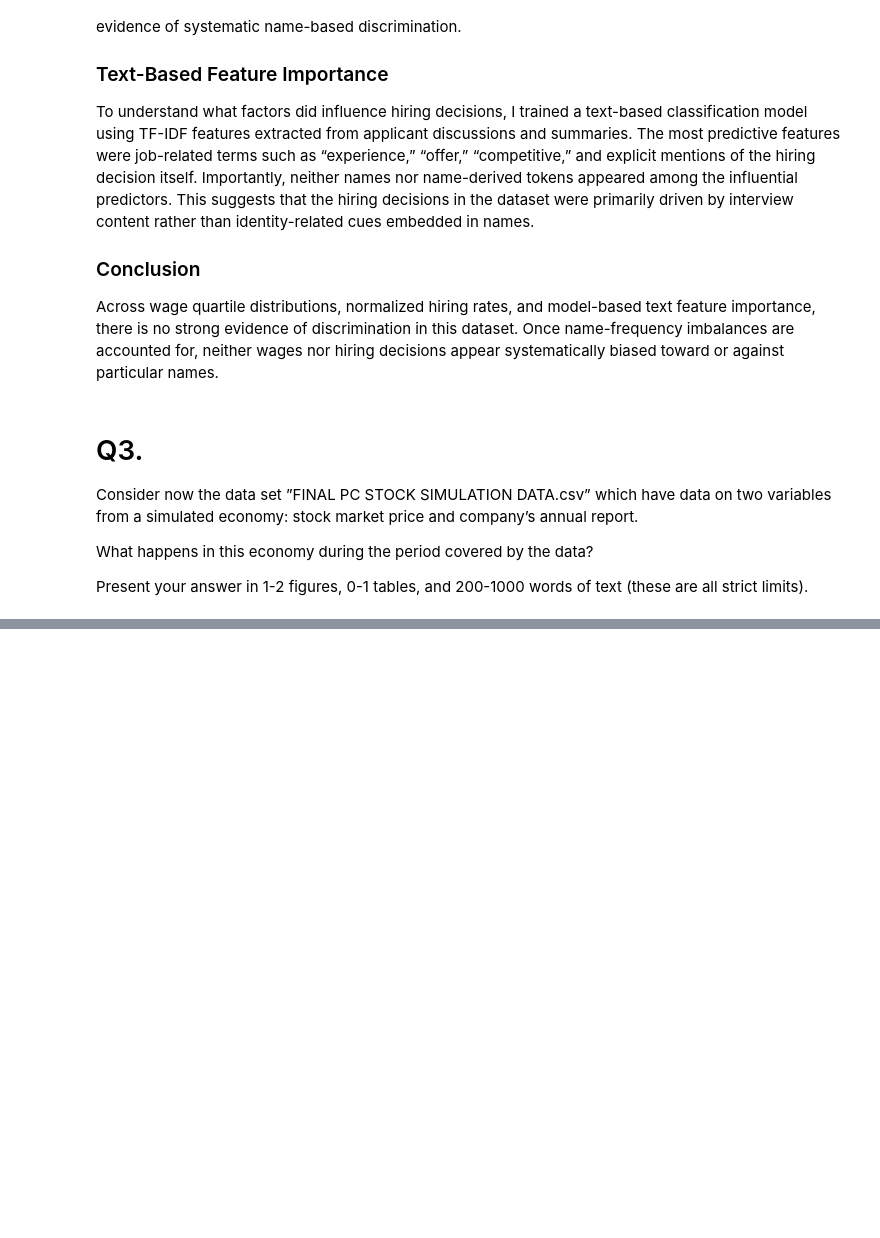
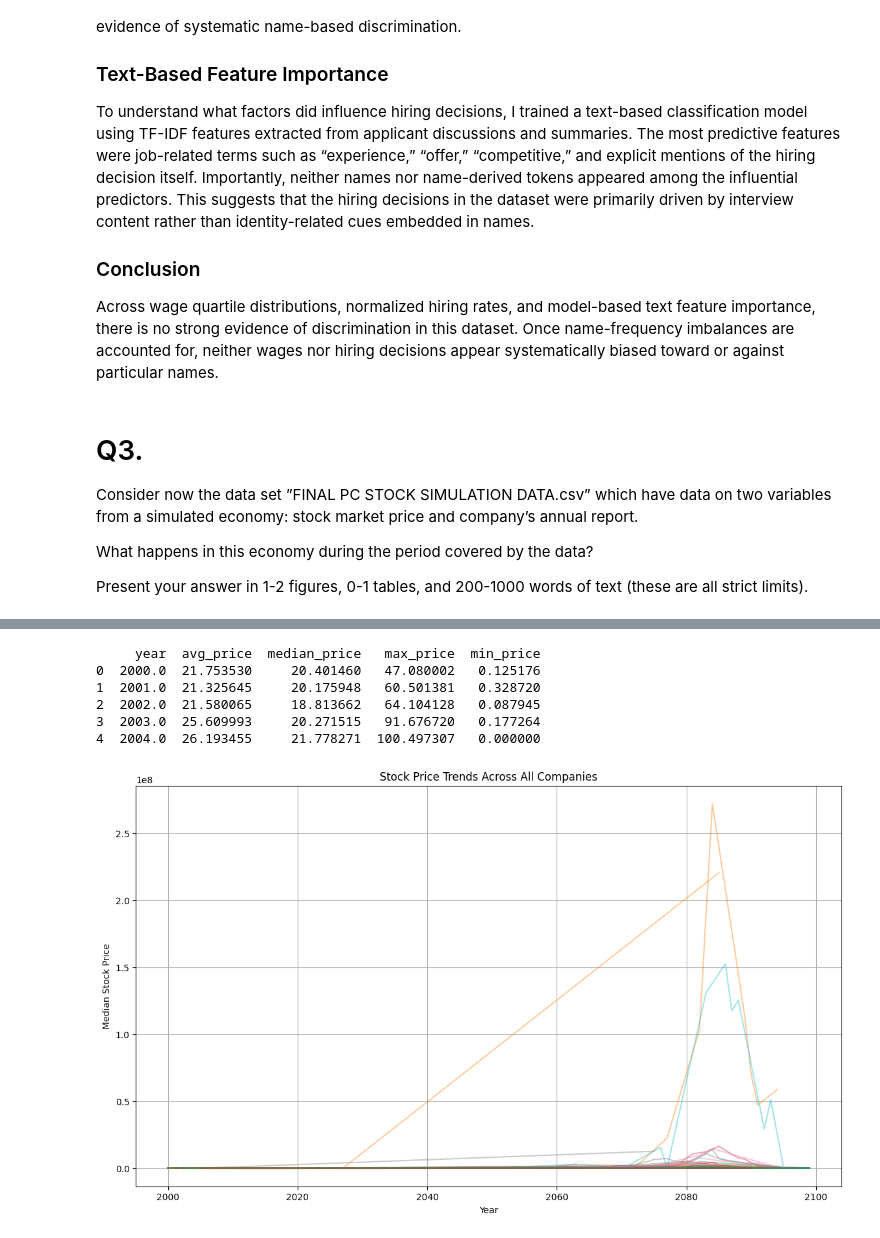
Before and after one commit to eth-tran/ECON424-Final, a Jupyter notebook: ECON424_Final.ipynb, the cells around one changed output, grey strips where cells are left out. Saved outputs shown, nothing was run; the diff lists cells and outputs as text; code cells hidden in the pictures; blank space fills up the shorter version.

Commit message:
Stock analysis

```diff
--- a/ECON424_Final.ipynb
+++ b/ECON424_Final.ipynb
@@ -682,3 +682,14 @@ Consider now the data set ”FINAL PC STOCK SIMULATION DATA.csv” which have da
 What happens in this economy during the period covered by the data?
 
 Present your answer in 1-2 figures, 0-1 tables, and 200-1000 words of text (these are all strict limits).
+# %%
+# Load data
+df = pd.read_csv("ECON424_F2025_FINAL_PC_STOCK_SIMULATION_DATA.csv")
+# %%
+# Extract year
+def extract_year(text):
+    header = str(text)[:60]
+    match = re.search(r"20\d{2}", header)
+    return int(match.group(0)) if match else np.nan
+
+df["year"] = df["annual_report"].apply(extract_year)
@@ -684,0 +757,38 @@ Present your answer in 1-2 figures, 0-1 tables, and 200-1000 words of text (thes
+# %%
+# Aggregate stock price by year
+annual_data = df.groupby("year")["stock_price"].agg(
+    avg_price="mean",
+    median_price="median",
+    max_price="max",
+    min_price="min"
+).reset_index()
+
+print(annual_data.head())
+# %% [output]
+     year  avg_price  median_price   max_price  min_price
+0  2000.0  21.753530     20.401460   47.080002   0.125176
+1  2001.0  21.325645     20.175948   60.501381   0.328720
+2  2002.0  21.580065     18.813662   64.104128   0.087945
+3  2003.0  25.609993     20.271515   91.676720   0.177264
+4  2004.0  26.193455     21.778271  100.497307   0.000000
+# %%
+# Stock price over time
+panel = (
+    df.groupby(["company", "year"])["stock_price"]
+      .median()
+      .reset_index()
+)
+
+plt.figure(figsize=(14, 8))
+
+for c in panel["company"].unique():
+    subset = panel[panel["company"] == c]
+    plt.plot(subset["year"], subset["stock_price"], alpha=0.4)
+
+plt.title("Stock Price Trends Across All Companies")
+plt.xlabel("Year")
+plt.ylabel("Median Stock Price")
+plt.grid(True)
+plt.show()
+# %% [output]
+[figure, added]
```
Also changed, not shown: parts of 4 cells of this notebook.
